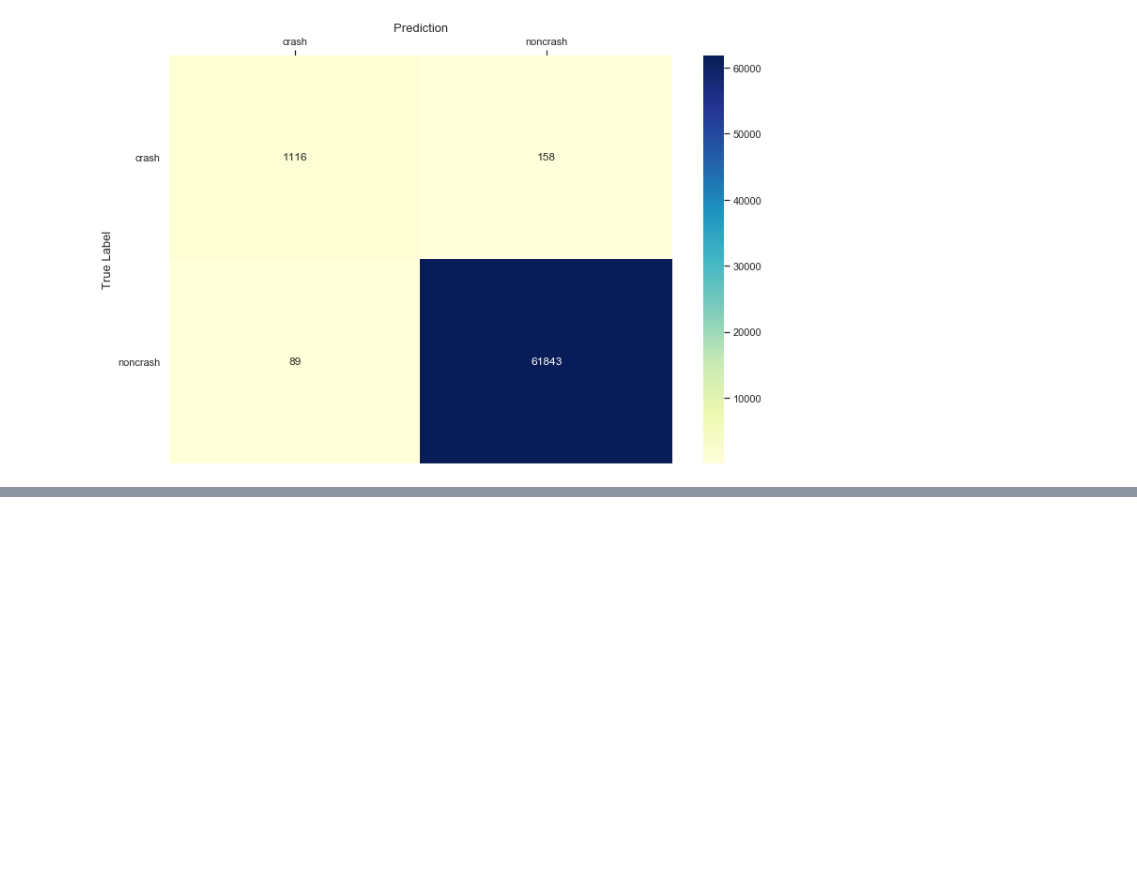
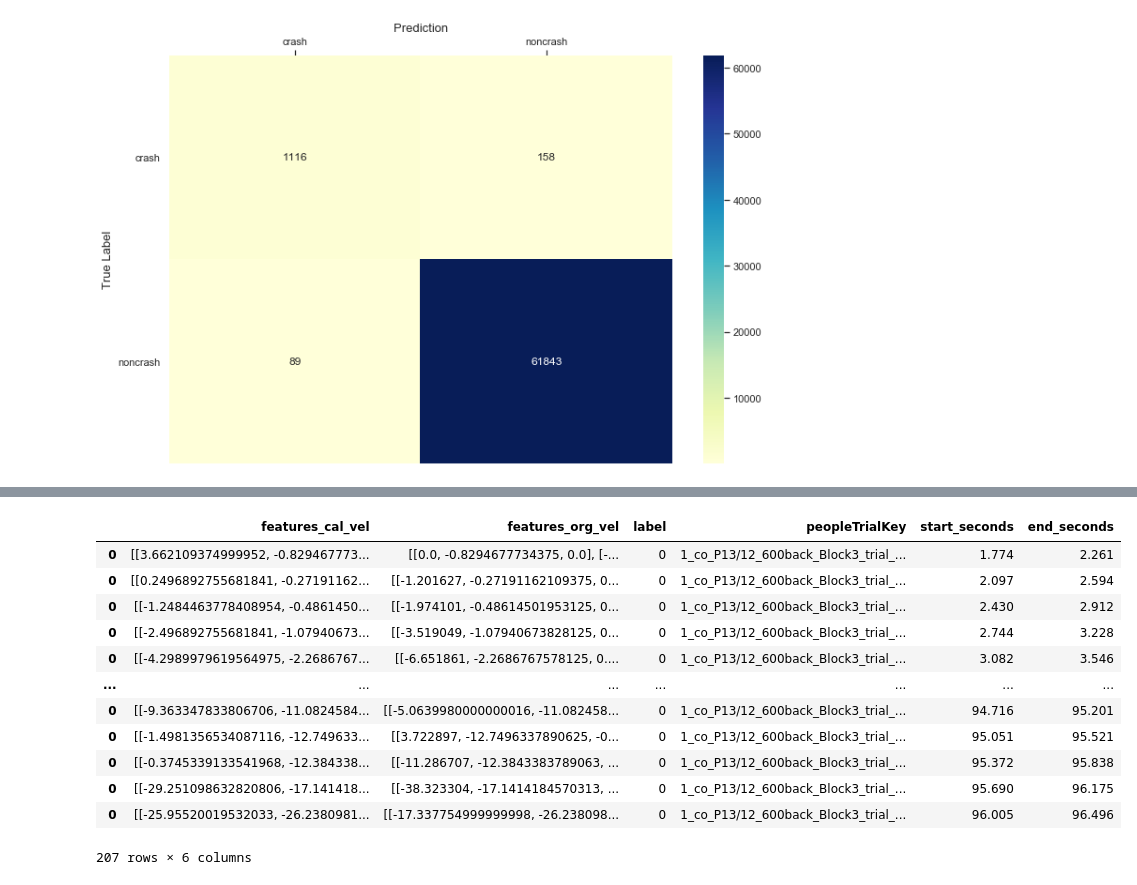
Before and after one commit to yonglin-wang/spacecraft-crash-predictor, a Jupyter notebook: Codes/space_health.ipynb, the cells around one changed output, grey strips where cells are left out. Cells and saved outputs as stored; diff of their text form; code cells hidden in the pictures; blank space fills up the shorter version.

```diff
--- a/Codes/space_health.ipynb
+++ b/Codes/space_health.ipynb
@@ -837,0 +848,17 @@ ax.xaxis.set_label_position('top')
+# %%
+play1 = pd.read_pickle('data/noncrash_feature_label_500ms_500ms_test')
+play1
+# %% [output]
+|  | features_cal_vel | features_org_vel | label | peopleTrialKey | start_seconds | end_seconds |
+| 0 | [[3.662109374999952, -0.829467773... | [[0.0, -0.8294677734375, 0.0], [-... | 0 | 1_co_P13/12_600back_Block3_trial_... | 1.774 | 2.261 |
+| 0 | [[0.2496892755681841, -0.27191162... | [[-1.201627, -0.27191162109375, 0... | 0 | 1_co_P13/12_600back_Block3_trial_... | 2.097 | 2.594 |
+| 0 | [[-1.2484463778408954, -0.4861450... | [[-1.974101, -0.48614501953125, 0... | 0 | 1_co_P13/12_600back_Block3_trial_... | 2.430 | 2.912 |
+| 0 | [[-2.496892755681841, -1.07940673... | [[-3.519049, -1.07940673828125, 0... | 0 | 1_co_P13/12_600back_Block3_trial_... | 2.744 | 3.228 |
+| 0 | [[-4.2989979619564975, -2.2686767... | [[-6.651861, -2.2686767578125, 0.... | 0 | 1_co_P13/12_600back_Block3_trial_... | 3.082 | 3.546 |
+| ... | ... | ... | ... | ... | ... | ... |
+| 0 | [[-9.363347833806706, -11.0824584... | [[-5.0639980000000016, -11.082458... | 0 | 1_co_P13/12_600back_Block3_trial_... | 94.716 | 95.201 |
+| 0 | [[-1.4981356534087116, -12.749633... | [[3.722897, -12.7496337890625, -0... | 0 | 1_co_P13/12_600back_Block3_trial_... | 95.051 | 95.521 |
+| 0 | [[-0.3745339133541968, -12.384338... | [[-11.286707, -12.3843383789063, ... | 0 | 1_co_P13/12_600back_Block3_trial_... | 95.372 | 95.838 |
+| 0 | [[-29.251098632820806, -17.141418... | [[-38.323304, -17.1414184570313, ... | 0 | 1_co_P13/12_600back_Block3_trial_... | 95.690 | 96.175 |
+| 0 | [[-25.95520019532033, -26.2380981... | [[-17.337754999999998, -26.238098... | 0 | 1_co_P13/12_600back_Block3_trial_... | 96.005 | 96.496 |
+207 rows × 6 columns
```
Also changed, not shown: parts of 6 cells of this notebook.
